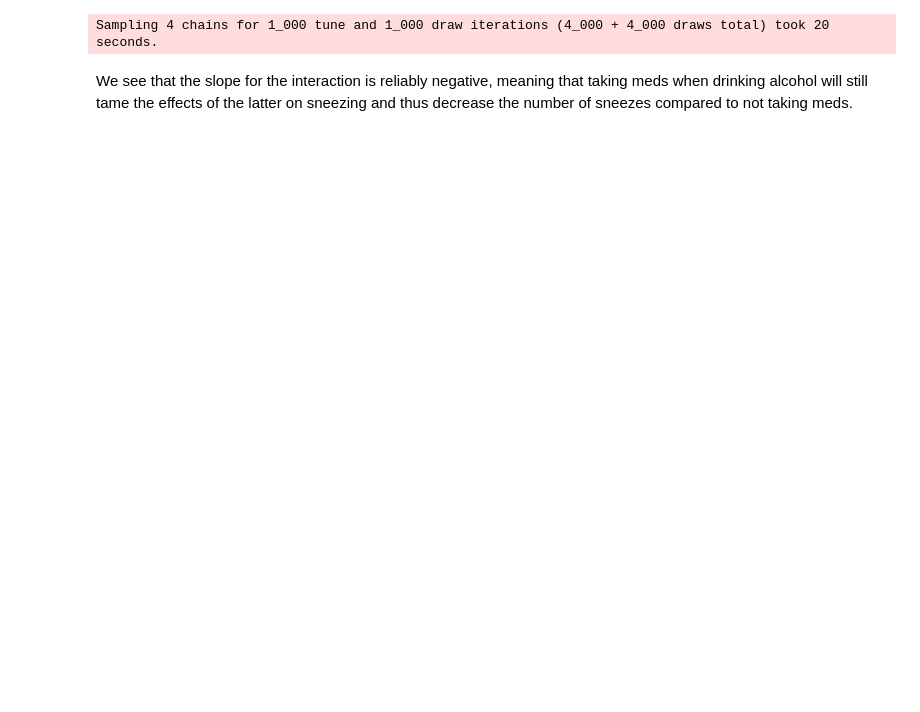
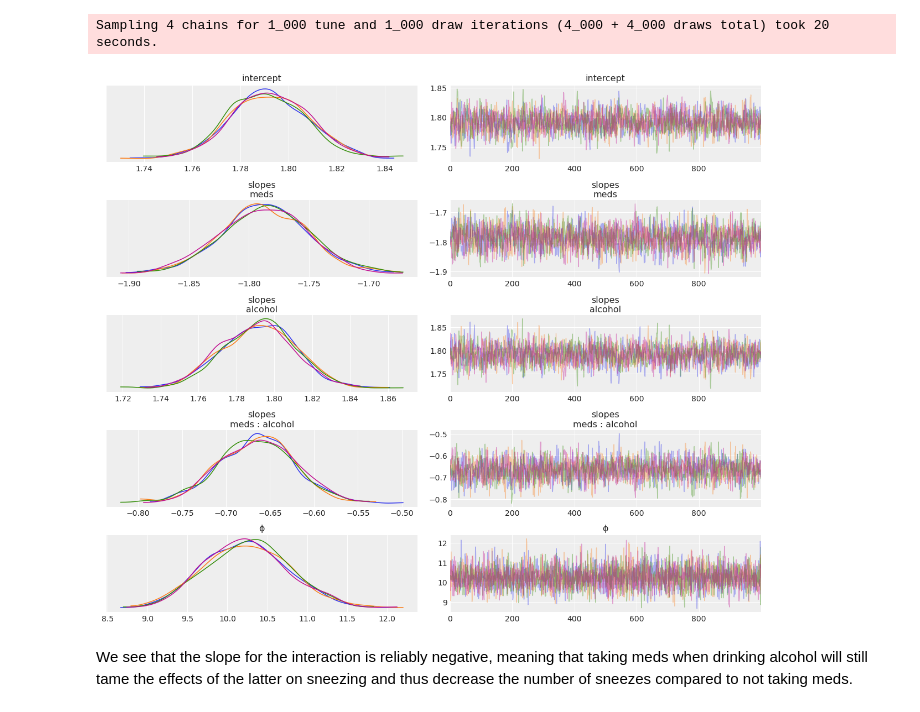
Before and after one commit to pymc-labs/roche-workshop, a Jupyter notebook: notebooks/Section2_Bayesian_GLMs.ipynb, the cells around one changed output. Drawn from its saved outputs; the diff is of its cells as text; code cells hidden in the pictures; blank space fills up the shorter version.

```diff
--- a/notebooks/Section2_Bayesian_GLMs.ipynb
+++ b/notebooks/Section2_Bayesian_GLMs.ipynb
@@ -141,0 +129,13 @@ Sampling 4 chains for 1_000 tune and 1_000 draw iterations (4_000 + 4_000 draws
+# %%
+with pm.Model(coords=COORDS) as m_sneeze:
+    # weakly informative Normal
+    a = pm.Normal("intercept", mu=0, sigma=5)
+    b = pm.Normal("slopes", mu=0, sigma=1, dims="regressor")
+
+    # define linear model
+    λ = pm.math.exp(a + b[0] * sneezes.meds + b[1] * sneezes.alcohol)
+
+    ## Define Poisson likelihood
+    y = pm.Poisson("y", mu=λ, observed=sneezes.nsneeze)
+
+    trace_sneeze = pm.sample(return_inferencedata=True)
@@ -229,8 +236,18 @@ with pm.Model(coords=COORDS) as m_sneeze_inter:
     # weakly informative priors
     a = pm.Normal("intercept", mu=0, sigma=5)
     b = pm.Normal("slopes", mu=0, sigma=1, dims="regressor")
+    ϕ = pm.Exponential("ϕ", 1.0)
 
-    # write down the rest of the model here
+    # linear model
+    λ = pm.math.exp(
+        a
+        + b[0] * sneezes.meds
+        + b[1] * sneezes.alcohol
+        + b[2] * sneezes.meds * sneezes.alcohol
+    )
+
+    ## likelihood
+    y = pm.NegativeBinomial("y", mu=λ, alpha=ϕ, observed=sneezes.nsneeze)
 
     trace_sneeze_inter = pm.sample(return_inferencedata=True)
 # %% [output]
@@ -245,3 +260,7 @@ Sampling 4 chains for 1_000 tune and 1_000 draw iterations (4_000 + 4_000 draws
+# %%
+az.plot_trace(trace_sneeze_inter, compact=False);
+# %% [output]
+[figure, added]
 # %% [markdown]
 We see that the slope for the interaction is reliably negative, meaning that taking meds when drinking alcohol will still tame the effects of the latter on sneezing and thus decrease the number of sneezes compared to not taking meds.
 # %%
```
Also changed, not shown: parts of 5 cells of this notebook.
